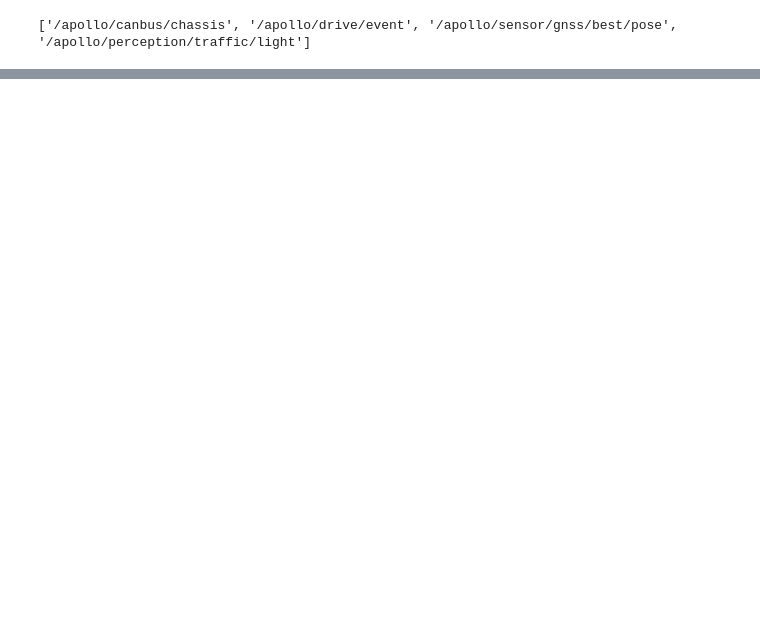
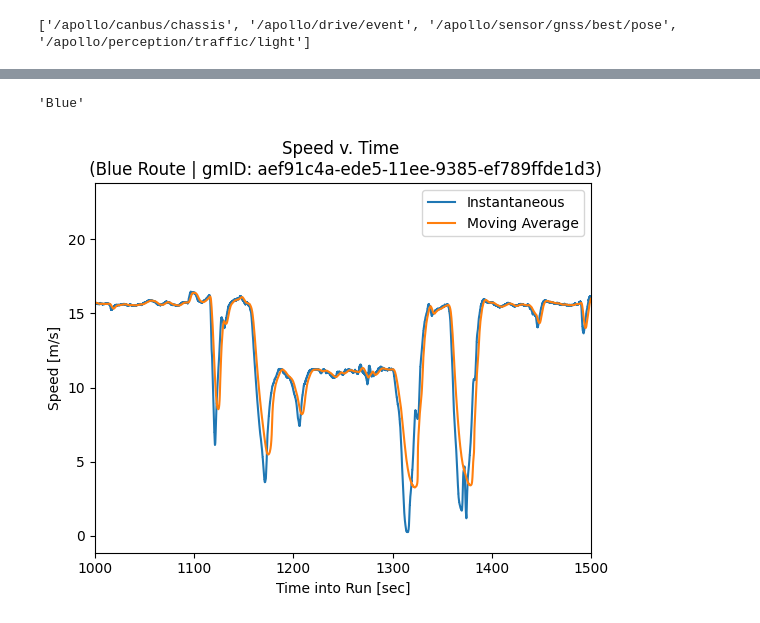
Before and after one commit to NguyetNguyen001/TDMprivate, a Jupyter notebook: code/Unfinished Code/Disengagement_KNN.ipynb, the cells around one changed output, grey strips where cells are left out. Saved outputs shown, nothing was run; the diff lists cells and outputs as text; code cells hidden in the pictures; blank space fills up the shorter version.

```diff
--- a/code/Unfinished Code/Disengagement_KNN.ipynb
+++ b/code/Unfinished Code/Disengagement_KNN.ipynb
@@ -461,0 +683,8 @@ combined_df_all_sliced = combined_df_all[ ( combined_df_all[ 'DistanceToNearestD
+# %%
+test_df = cfs.retrieve_gmID_topic( gmID_list[ 1 ], '/apollo/canbus/chassis' )
+
+test_df = test_df.sort_values( 'time' )
+
+cfs.NormalizedTime( test_df )
+
+Distance( test_df )
@@ -461,0 +714,22 @@ combined_df_all_sliced = combined_df_all[ ( combined_df_all[ 'DistanceToNearestD
+# %%
+cfs.give_route( gmID_list[ 1 ] )
+# %% [output]
+'Blue'
+# %%
+plt.plot( test_df[ 'NormalizedTime' ] * 1e-9, test_df[ 'speedMps' ], label = 'Instantaneous' )
+
+plt.plot( test_df[ 'NormalizedTime' ] * 1e-9, test_df[ 'speedMps_mean' ], label = 'Moving Average' )
+
+plt.xlim( 1000, 1500 )
+
+plt.xlabel( 'Time into Run [sec]' )
+
+plt.ylabel( 'Speed [m/s]' )
+
+plt.title( f'Speed v. Time \n (Blue Route | gmID: { gmID_list[ 1 ] })' )
+
+plt.legend()
+
+plt.show()
+# %% [output]
+[figure, added]
```
Also changed, not shown: parts of 29 cells of this notebook, 9 other files.
